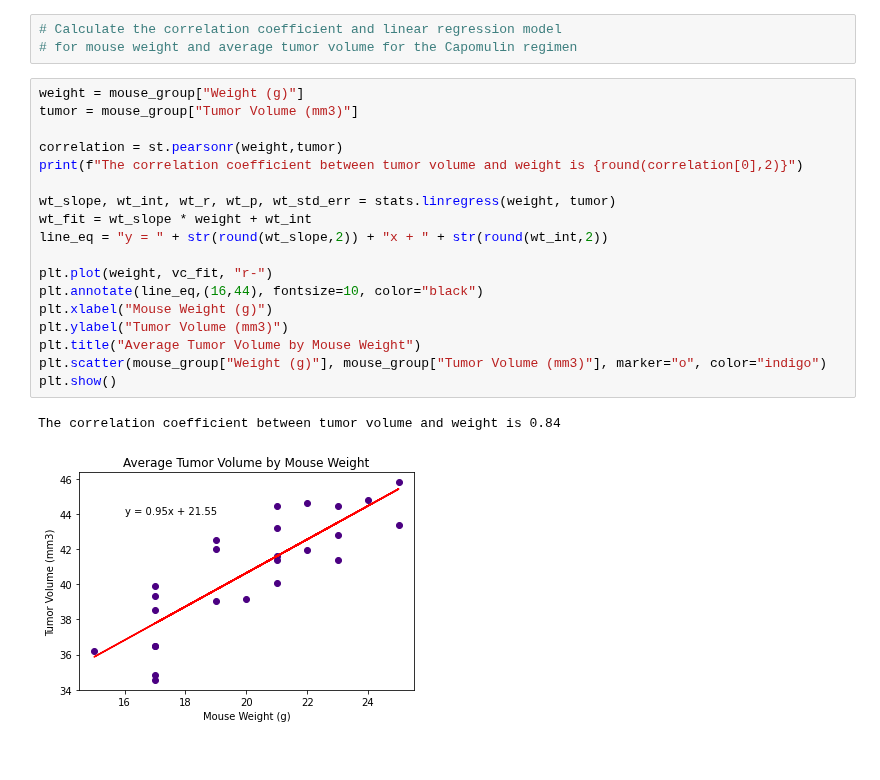
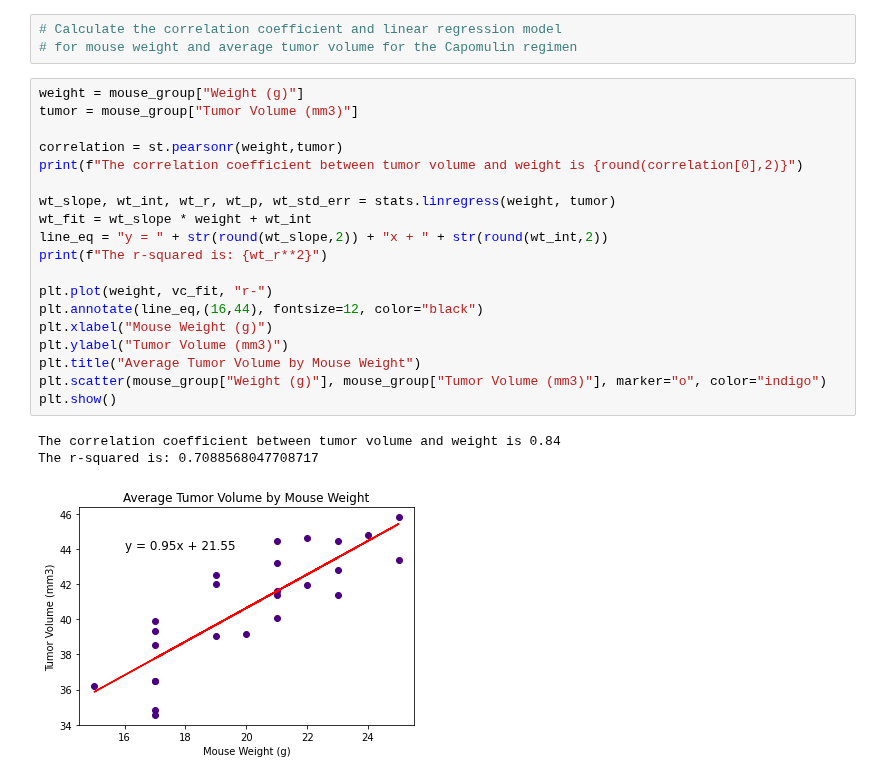
Before and after one commit to LP-116/matplotlib-challenge, a Jupyter notebook: pymaceuticals_starter.ipynb, the cells around one changed output. Drawn from its saved outputs; the diff is of its cells as text.

```diff
--- a/pymaceuticals_starter.ipynb
+++ b/pymaceuticals_starter.ipynb
@@ -458,21 +459,23 @@ plt.show()
 # %%
 weight = mouse_group["Weight (g)"]
 tumor = mouse_group["Tumor Volume (mm3)"]
 
 correlation = st.pearsonr(weight,tumor)
 print(f"The correlation coefficient between tumor volume and weight is {round(correlation[0],2)}")
 
 wt_slope, wt_int, wt_r, wt_p, wt_std_err = stats.linregress(weight, tumor)
 wt_fit = wt_slope * weight + wt_int
 line_eq = "y = " + str(round(wt_slope,2)) + "x + " + str(round(wt_int,2))
+print(f"The r-squared is: {wt_r**2}")
 
 plt.plot(weight, vc_fit, "r-")
-plt.annotate(line_eq,(16,44), fontsize=10, color="black")
+plt.annotate(line_eq,(16,44), fontsize=12, color="black")
 plt.xlabel("Mouse Weight (g)")
 plt.ylabel("Tumor Volume (mm3)")
 plt.title("Average Tumor Volume by Mouse Weight")
 plt.scatter(mouse_group["Weight (g)"], mouse_group["Tumor Volume (mm3)"], marker="o", color="indigo")
 plt.show()
 # %% [output]
 The correlation coefficient between tumor volume and weight is 0.84
+The r-squared is: 0.7088568047708717
-[figure, old version]
+[figure, new version]
```
Also changed, not shown: parts of 1 cell of this notebook.
